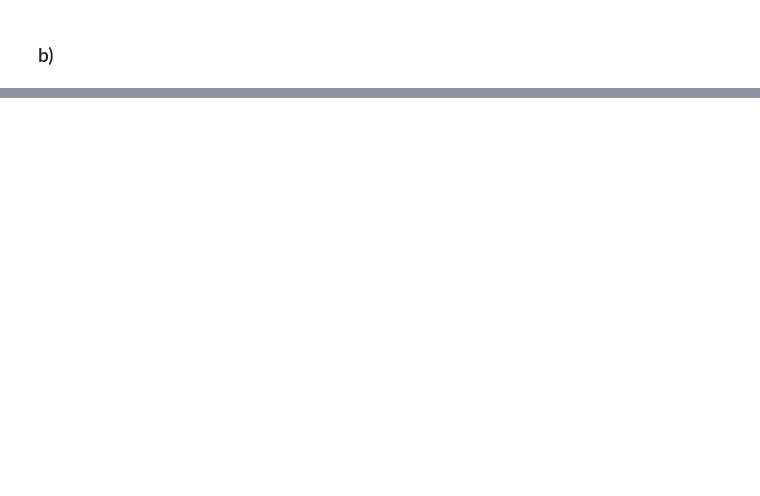
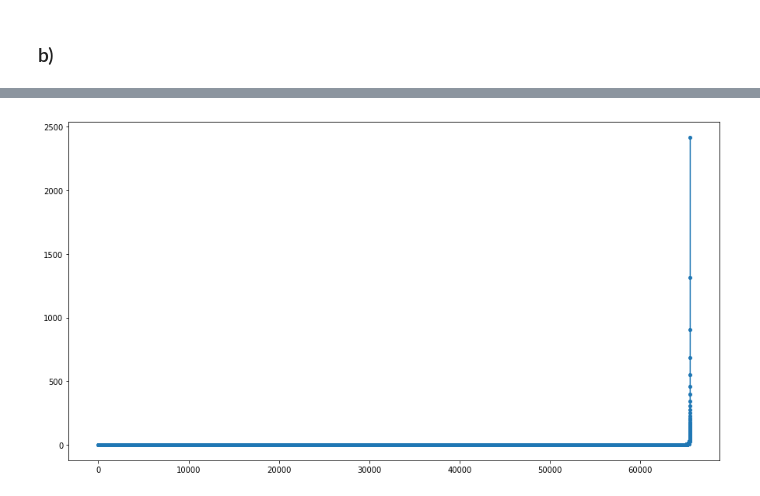
Before and after one commit to ManshaP/CCEES, a Jupyter notebook: exercise_3/2_spectrum_of_logistic_map.ipynb, the cells around one changed output, grey strips where cells are left out. Cells and saved outputs as stored; diff of their text form; code cells hidden in the pictures; blank space fills up the shorter version.

```diff
--- a/exercise_3/2_spectrum_of_logistic_map.ipynb
+++ b/exercise_3/2_spectrum_of_logistic_map.ipynb
@@ -98,2 +98,10 @@ plt.show()
 # %% [markdown]
 ### b)
+# %%
+mu = 3.
+u0 = .1
+windup = 0
+iters = 2**17
+# %%
+seq = logistic_seq(mu, u0, iters, windup)
+spec = np.abs(np.fft.rfft(seq))[1:-1]**2
@@ -99,0 +118,10 @@ plt.show()
+# %%
+fig = plt.figure()
+ax = plt.subplot()
+
+ax.plot(spec, marker='.', markersize=8)
+
+fig.set_size_inches(15,8)
+plt.show()
+# %% [output]
+[figure, added]
```
Also changed, not shown: parts of 3 cells of this notebook.
